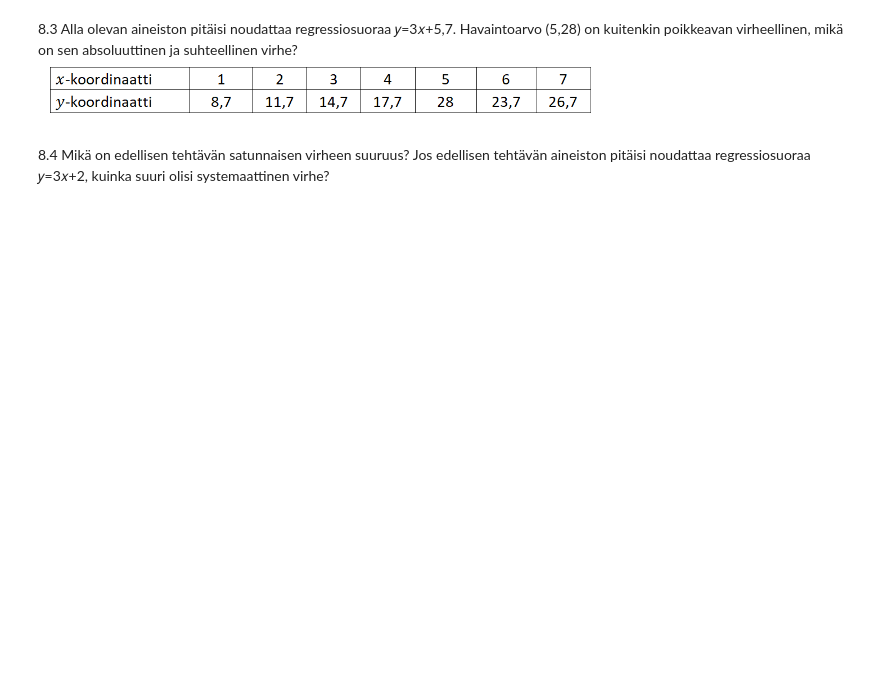
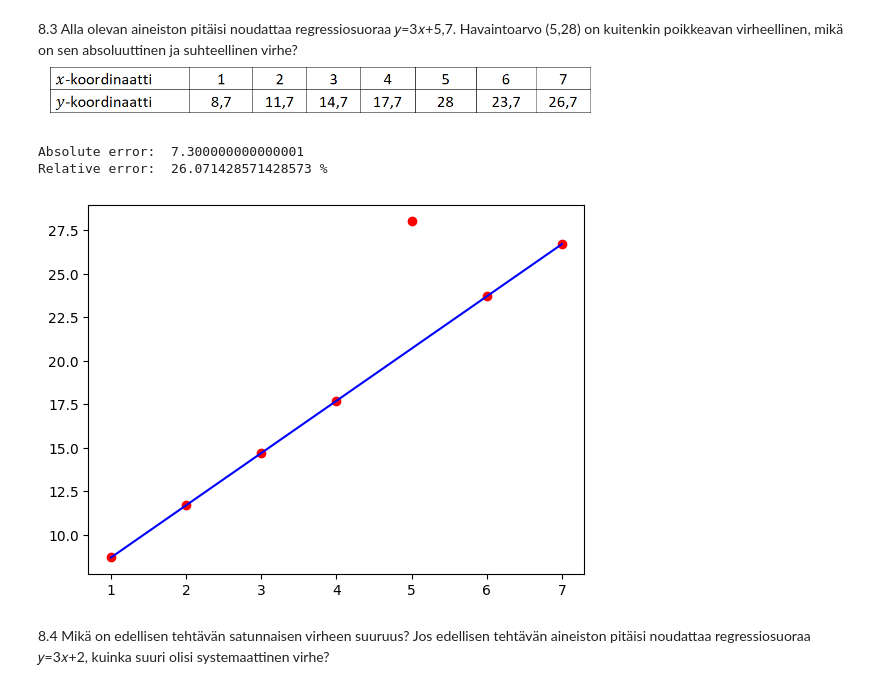
Before and after one commit to walterairs/statsandprobs, a Jupyter notebook: statistics/lesson_eight.ipynb, the cells around one changed output. Saved outputs shown, nothing was run; the diff lists cells and outputs as text; code cells hidden in the pictures; blank space fills up the shorter version.

```diff
--- a/statistics/lesson_eight.ipynb
+++ b/statistics/lesson_eight.ipynb
@@ -19,2 +18,24 @@ answer here
+# %%
+## Code here
+x = [x for x in range(1, 8)]
+y = [8.7, 11.7, 14.7, 17.7, 28, 23.7, 26.7]
+
+plt.plot(x, y, 'ro')
+
+def regline(x):
+    return 3 * x + 5.7
+
+# just show the line
+plt.plot(x, [regline(x) for x in x], 'b-')
+
+absolute_error = 28 - regline(5)
+relative_error = (absolute_error / 28) * 100
+
+print("Absolute error: ", absolute_error)
+print("Relative error: ", relative_error, "%")
+# %% [output]
+Absolute error:  7.300000000000001
+Relative error:  26.071428571428573 %
+[figure, added]
 # %% [markdown]
 8.4 Mikä on edellisen tehtävän satunnaisen virheen suuruus? Jos edellisen tehtävän aineiston pitäisi noudattaa regressiosuoraa 𝑦=3𝑥+2, kuinka suuri olisi systemaattinen virhe?
```
Also changed, not shown: parts of 10 cells of this notebook.
